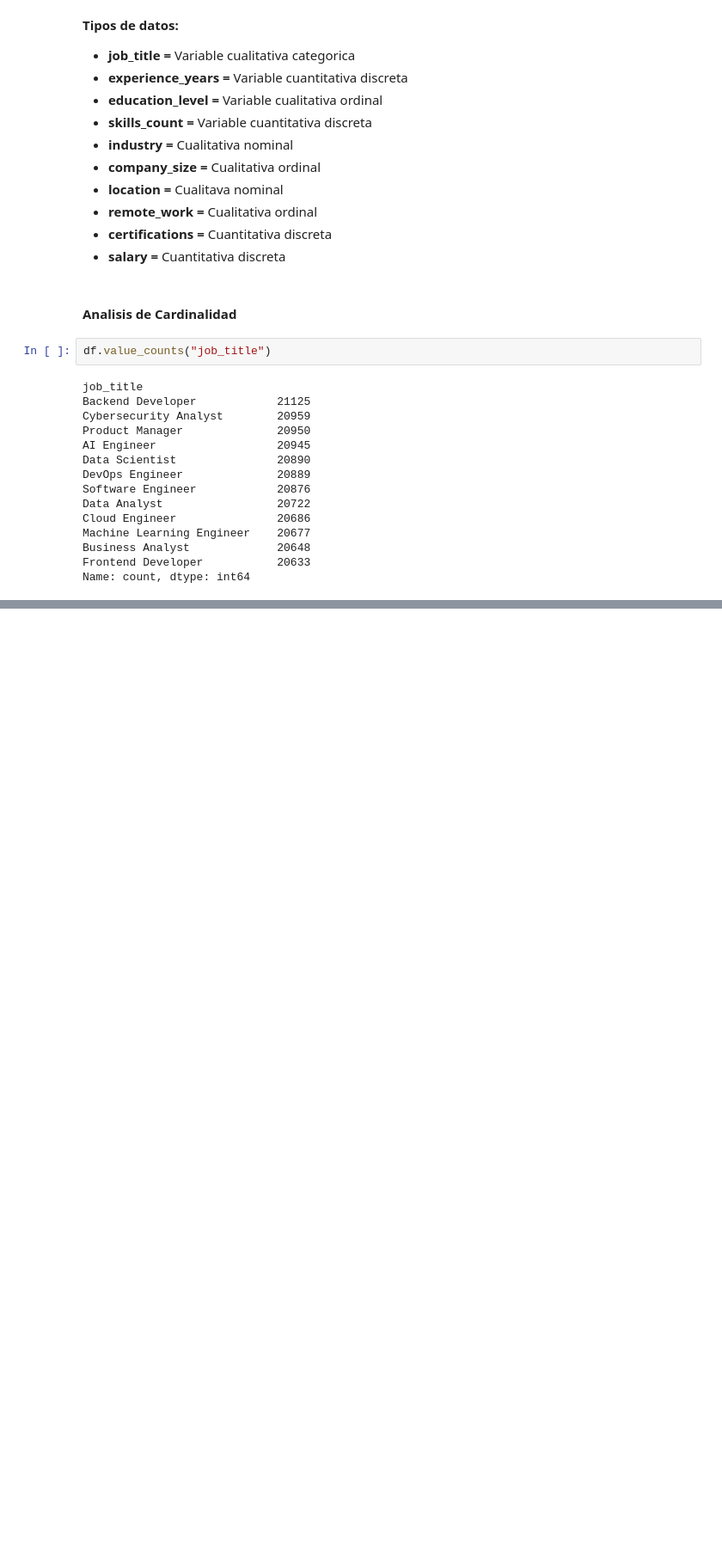
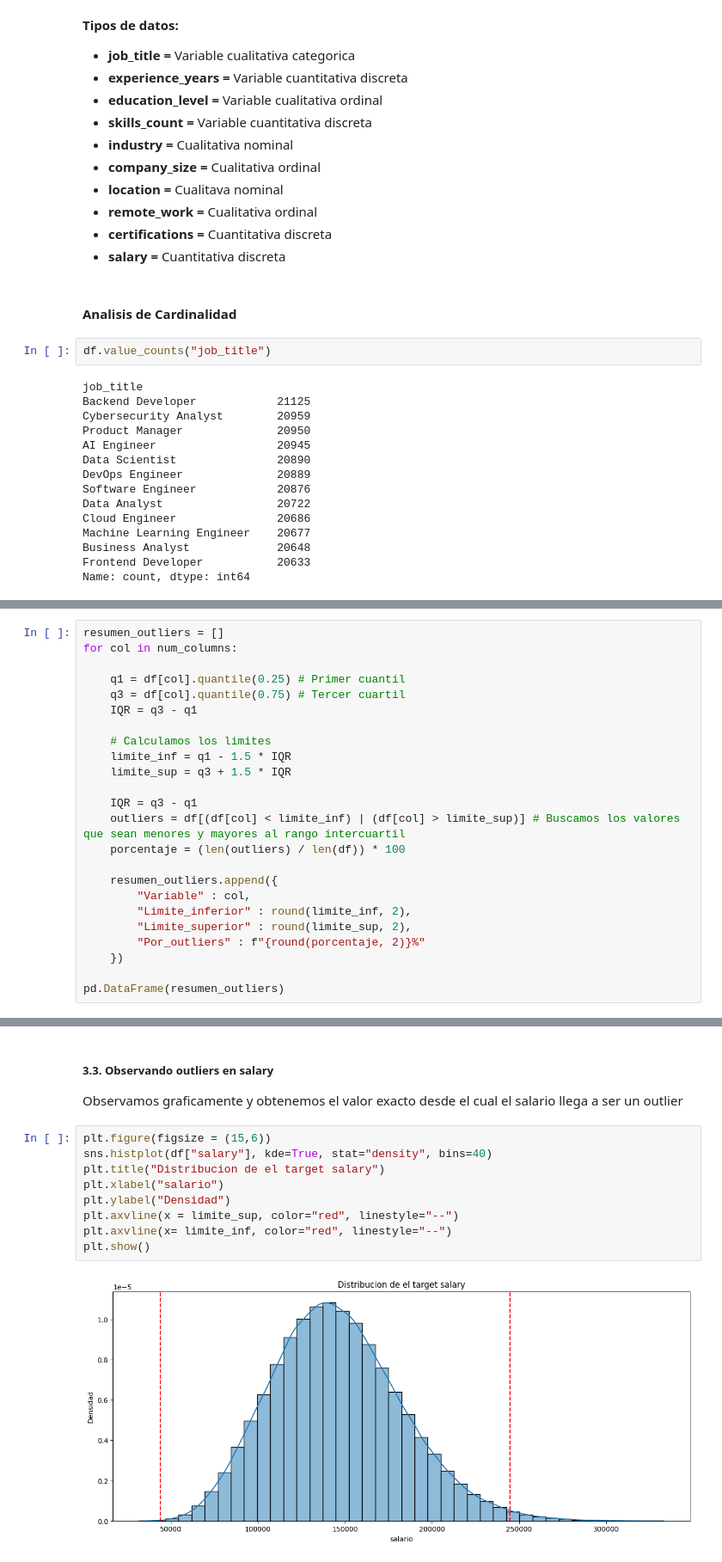
Before and after one commit to Micklevar/SalaryLens-Predictor-de-Retorno-Laboral-con-Machine-Learning, a Jupyter notebook: SalaryLens-Predictor-de-Retorno-Laboral-con-Machine-Learning/notebooks/analisis_estadistico.ipynb, the cells around one changed output, grey strips where cells are left out. Shown at 86% size. Cells and saved outputs as stored; diff of their text form; blank space fills up the shorter version.

Commit message:
feat: start initial data exploration notebook (WIP)

```diff
--- a/SalaryLens-Predictor-de-Retorno-Laboral-con-Machine-Learning/notebooks/analisis_estadistico.ipynb
+++ b/SalaryLens-Predictor-de-Retorno-Laboral-con-Machine-Learning/notebooks/analisis_estadistico.ipynb
@@ -75,0 +256,24 @@ Se ve una cantidad equivalente en cada uno de los trabajos
+# %%
+resumen_outliers = []
+for col in num_columns:
+
+    q1 = df[col].quantile(0.25) # Primer cuantil
+    q3 = df[col].quantile(0.75) # Tercer cuartil
+    IQR = q3 - q1
+
+    # Calculamos los limites
+    limite_inf = q1 - 1.5 * IQR
+    limite_sup = q3 + 1.5 * IQR
+
+    IQR = q3 - q1
+    outliers = df[(df[col] < limite_inf) | (df[col] > limite_sup)] # Buscamos los valores que sean menores y mayores al rango intercuartil
+    porcentaje = (len(outliers) / len(df)) * 100
+
+    resumen_outliers.append({
+        "Variable" : col,
+        "Limite_inferior" : round(limite_inf, 2),
+        "Limite_superior" : round(limite_sup, 2),
+        "Por_outliers" : f"{round(porcentaje, 2)}%"
+    })
+
+pd.DataFrame(resumen_outliers)
@@ -75,0 +286,14 @@ Se ve una cantidad equivalente en cada uno de los trabajos
+# %% [markdown]
+##### 3.3. Observando outliers en salary
+Observamos graficamente y obtenemos el valor exacto desde el cual el salario llega a ser un outlier
+# %%
+plt.figure(figsize = (15,6))
+sns.histplot(df["salary"], kde=True, stat="density", bins=40)
+plt.title("Distribucion de el target salary")
+plt.xlabel("salario")
+plt.ylabel("Densidad")
+plt.axvline(x = limite_sup, color="red", linestyle="--")
+plt.axvline(x= limite_inf, color="red", linestyle="--")
+plt.show()
+# %% [output]
+[figure, added]
```
Also changed, not shown: parts of 24 cells of this notebook, 3 other files.
